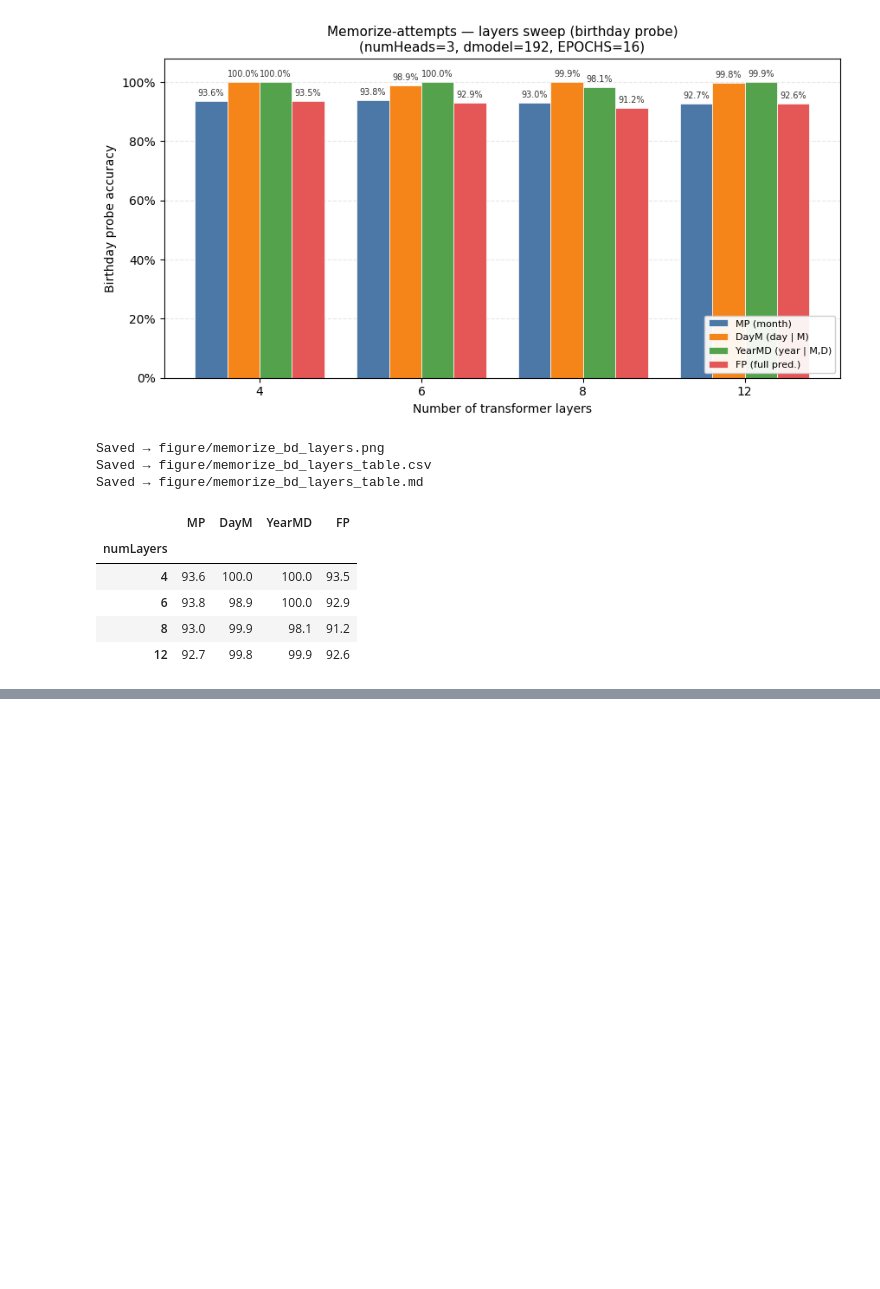
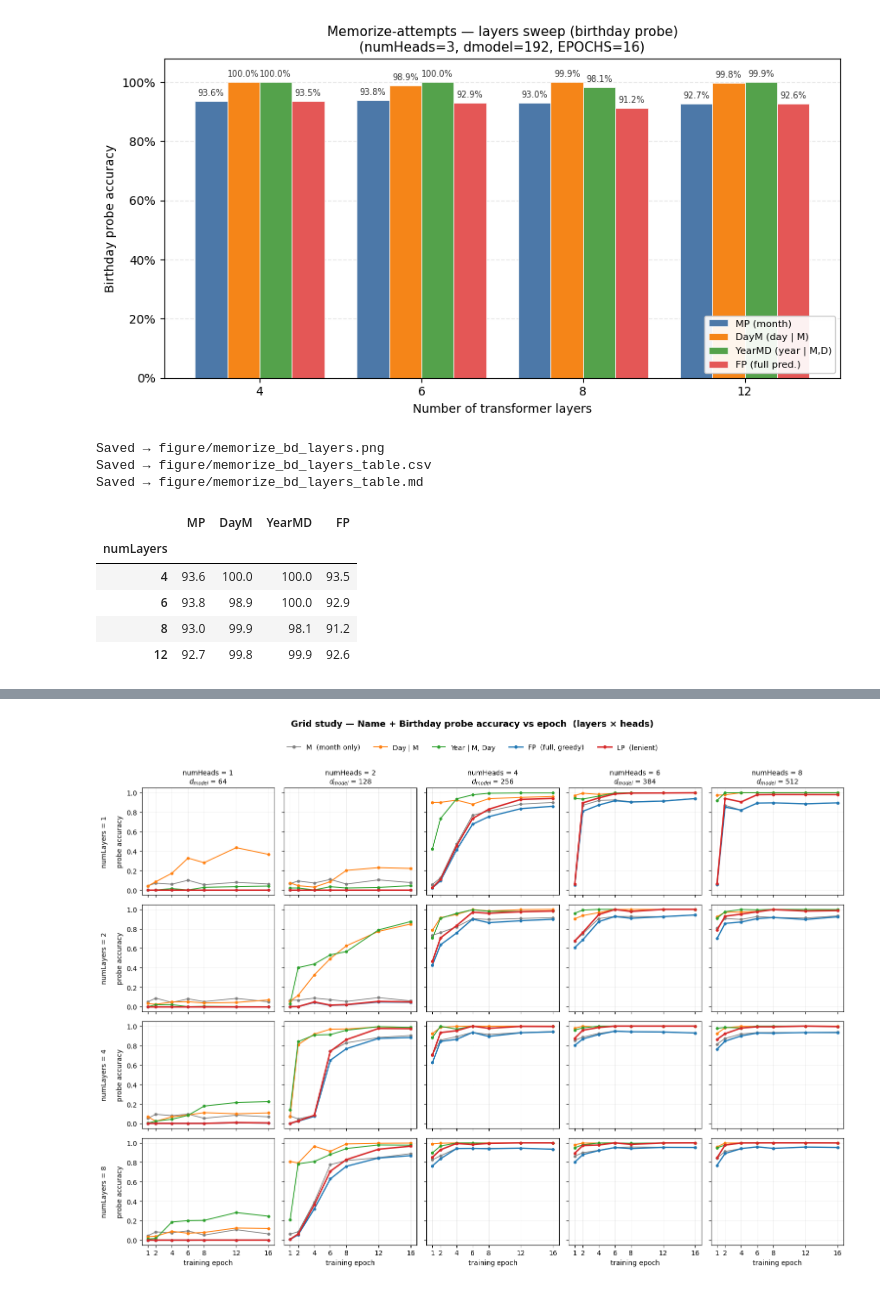
Before and after one commit to edwardF8/Training_On_LM4, a Jupyter notebook: figure-generator/figuregenerator.ipynb, the cells around one changed output, grey strips where cells are left out. Cells and saved outputs as stored; diff of their text form; code cells hidden in the pictures; blank space fills up the shorter version.

```diff
--- a/figure-generator/figuregenerator.ipynb
+++ b/figure-generator/figuregenerator.ipynb
@@ -769,0 +780,81 @@ Saved → figure/memorize_bd_layers_table.md
+# %%
+from matplotlib.lines import Line2D
+
+NAME_BD_CSV = "source-results/grid-study-Name-BD.csv"
+
+name_bd_df = pd.read_csv(NAME_BD_CSV)
+
+GRID_LAYERS = [1, 2, 4, 8]
+GRID_HEADS  = [1, 2, 4, 6, 8]
+GRID_EPOCHS = [1, 2, 4, 6, 8, 12, 16]
+GRID_METRICS = [
+    ("M",       "tab:gray",   1.2, "M  (month only)"),
+    ("Day_M",   "tab:orange", 1.4, "Day | M"),
+    ("Year_MD", "tab:green",  1.4, "Year | M, Day"),
+    ("FP",      "tab:blue",   1.9, "FP  (full, greedy)"),
+    ("LP",      "tab:red",    2.2, "LP  (lenient)"),
+]
+
+print(f"{NAME_BD_CSV}: {len(name_bd_df)} rows, "
+      f"{name_bd_df['run_name'].nunique()}/{len(GRID_LAYERS) * len(GRID_HEADS)} runs present")
+for L in GRID_LAYERS:
+    for H in GRID_HEADS:
+        n = len(name_bd_df[(name_bd_df.numLayers == L) & (name_bd_df.numHeads == H)])
+        if n == 0:
+            print(f"  L{L}-H{H}: not run yet")
+        elif n < len(GRID_EPOCHS):
+            print(f"  L{L}-H{H}: partial ({n}/{len(GRID_EPOCHS)} probe epochs)")
+
+fig, axes = plt.subplots(
+    len(GRID_LAYERS), len(GRID_HEADS),
+    figsize=(3.1 * len(GRID_HEADS), 2.7 * len(GRID_LAYERS)),
+    sharex=True, sharey=True,
+)
+
+for i, L in enumerate(GRID_LAYERS):
+    for j, H in enumerate(GRID_HEADS):
+        ax = axes[i][j]
+        sub = (name_bd_df[(name_bd_df.numLayers == L) & (name_bd_df.numHeads == H)]
+               .sort_values("epoch"))
+        if len(sub):
+            for col, color, lw, _ in GRID_METRICS:
+                ax.plot(sub["epoch"], sub[col], "-o",
+                        ms=3.5, lw=lw, color=color)
+        else:
+            ax.text(0.5, 0.5, "not run yet", transform=ax.transAxes,
+                    ha="center", va="center", color="0.6", style="italic")
+        ax.set_ylim(-0.05, 1.05)
+        ax.set_xticks(GRID_EPOCHS)
+        ax.grid(alpha=0.3, lw=0.5)
+        if i == 0:
+            ax.set_title(f"numHeads = {H}\n$d_{{model}}$ = {64 * H}", fontsize=10)
+        if j == 0:
+            ax.set_ylabel(f"numLayers = {L}\n\nprobe accuracy", fontsize=10)
+        if i == len(GRID_LAYERS) - 1:
+            ax.set_xlabel("training epoch")
+
+handles = [Line2D([], [], color=c, marker="o", ms=4, lw=lw, label=lbl)
+           for _, c, lw, lbl in GRID_METRICS]
+fig.legend(handles=handles, ncol=len(GRID_METRICS), loc="upper center",
+           bbox_to_anchor=(0.5, 1.015), frameon=False, fontsize=10)
+fig.suptitle("Grid study — Name + Birthday probe accuracy vs epoch  (layers × heads)",
+             y=1.05, fontsize=13, weight="bold")
+fig.tight_layout()
+
+out_path = FIGURE_DIR / "grid_name_bd.png"
+fig.savefig(out_path, dpi=160, bbox_inches="tight")
+plt.show()
+print(f"Saved → {out_path}")
+
+# Long-form per-(L, H, epoch) table for reference.
+name_bd_tbl = (name_bd_df[["numLayers", "numHeads", "epoch",
+                           "M", "Day_M", "Year_MD", "FP", "LP"]]
+               .sort_values(["numLayers", "numHeads", "epoch"])
+               .reset_index(drop=True))
+for c in ("M", "Day_M", "Year_MD", "FP", "LP"):
+    name_bd_tbl[c] = (name_bd_tbl[c].astype(float) * 100).round(1)
+
+csv_path = FIGURE_DIR / "grid_name_bd_table.csv"
+name_bd_tbl.to_csv(csv_path, index=False)
+print(f"Saved → {csv_path}")
+# %% [output]
@@ -769,0 +862 @@ Saved → figure/memorize_bd_layers_table.md
+[figure, added]
```
Also changed, not shown: parts of 2 cells of this notebook.
